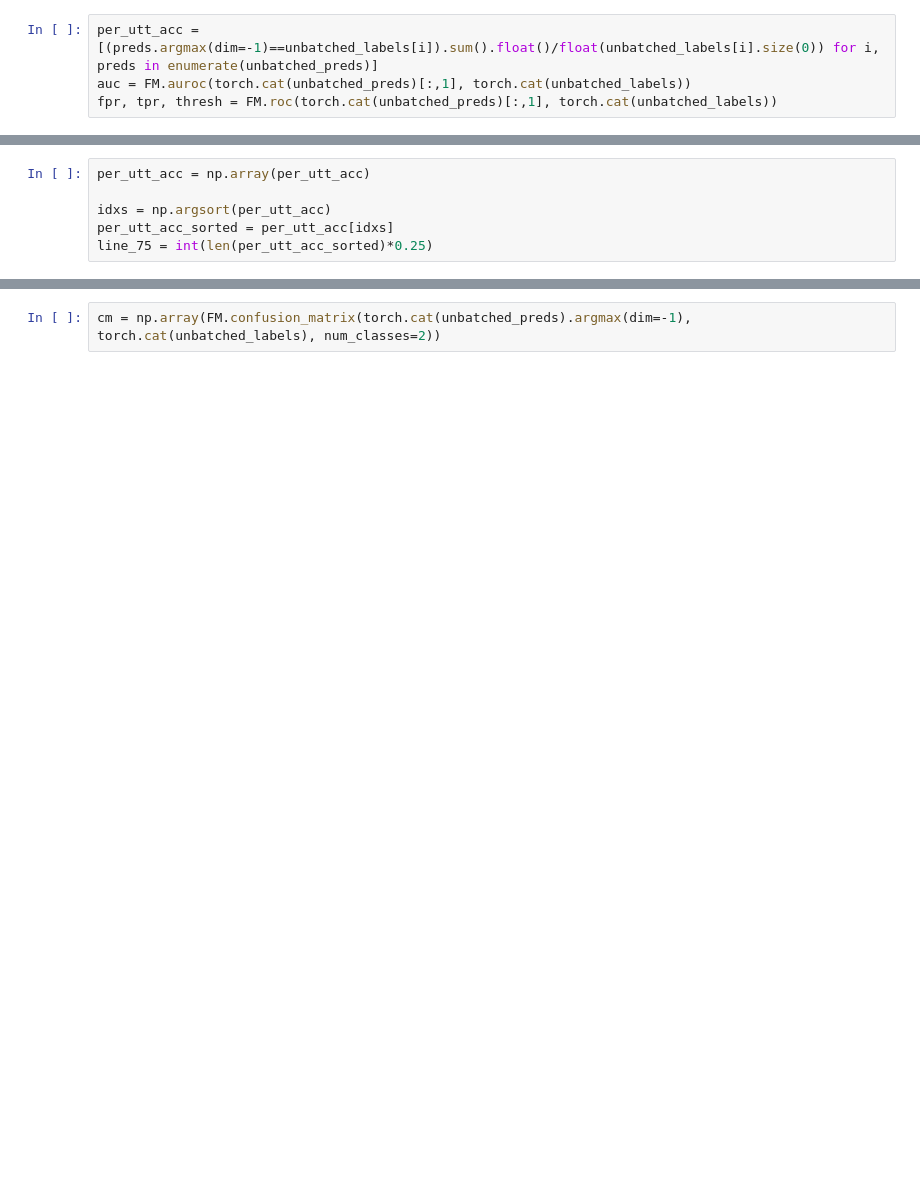
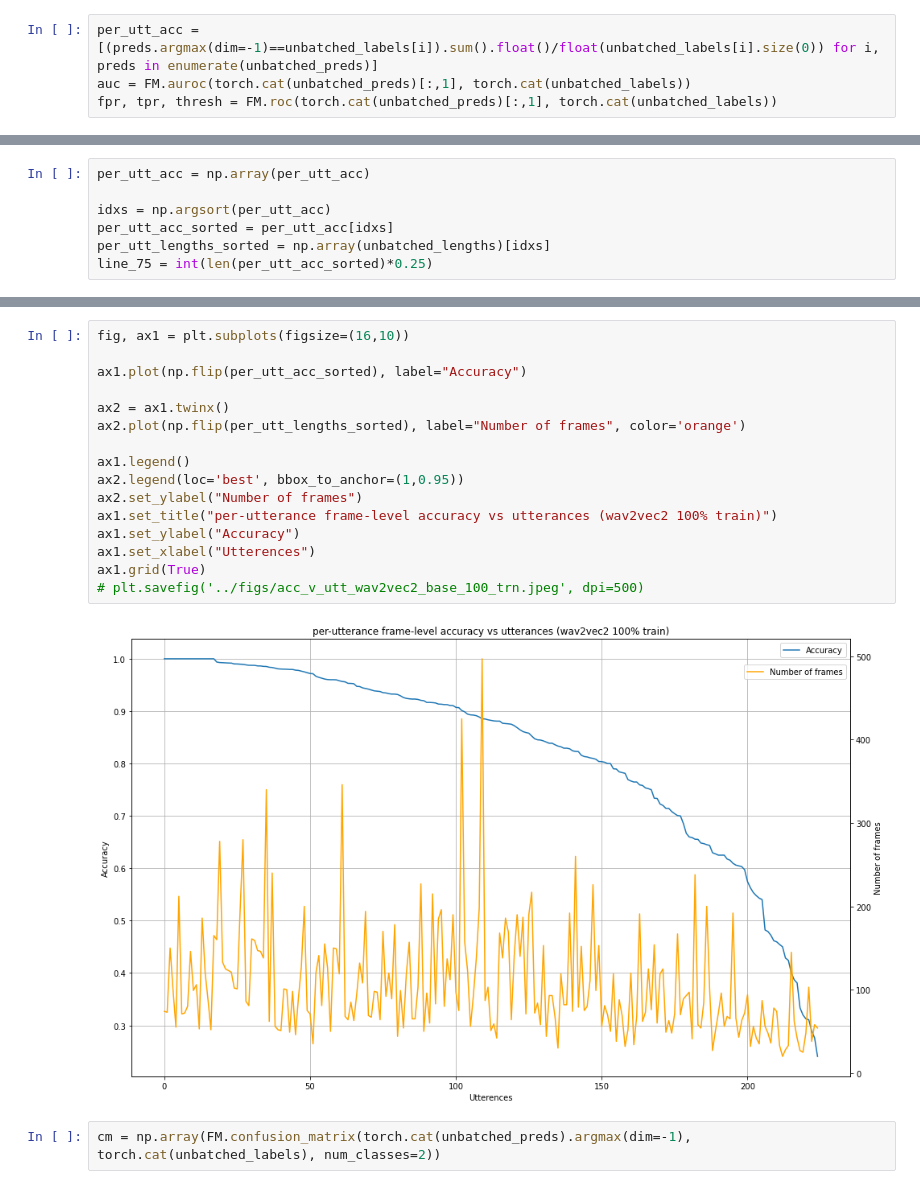
Before and after one commit to GeoffreyFrost/code-switched-language-diarization, a Jupyter notebook: notebooks/model_tinker.ipynb, the cells around one changed output, grey strips where cells are left out. Saved outputs shown, nothing was run; the diff lists cells and outputs as text; blank space fills up the shorter version.

```diff
--- a/notebooks/model_tinker.ipynb
+++ b/notebooks/model_tinker.ipynb
@@ -236,4 +259,5 @@ per_utt_acc = np.array(per_utt_acc)
 
 idxs = np.argsort(per_utt_acc)
 per_utt_acc_sorted = per_utt_acc[idxs]
+per_utt_lengths_sorted = np.array(unbatched_lengths)[idxs]
 line_75 = int(len(per_utt_acc_sorted)*0.25)
@@ -270,3 +289,21 @@ plt.savefig('../figs/acc_v_utt_wav2vec2_base_100_trn.jpeg')
+# %%
+fig, ax1 = plt.subplots(figsize=(16,10))
+
+ax1.plot(np.flip(per_utt_acc_sorted), label="Accuracy")
+
+ax2 = ax1.twinx()
+ax2.plot(np.flip(per_utt_lengths_sorted), label="Number of frames", color='orange')
+
+ax1.legend()
+ax2.legend(loc='best', bbox_to_anchor=(1,0.95))
+ax2.set_ylabel("Number of frames")
+ax1.set_title("per-utterance frame-level accuracy vs utterances (wav2vec2 100% train)")
+ax1.set_ylabel("Accuracy")
+ax1.set_xlabel("Utterences")
+ax1.grid(True)
+# plt.savefig('../figs/acc_v_utt_wav2vec2_base_100_trn.jpeg', dpi=500)
+# %% [output]
+[figure, added]
 # %%
 cm = np.array(FM.confusion_matrix(torch.cat(unbatched_preds).argmax(dim=-1), torch.cat(unbatched_labels), num_classes=2))
 # %%
```
Also changed, not shown: parts of 26 cells of this notebook, 4 other files.
